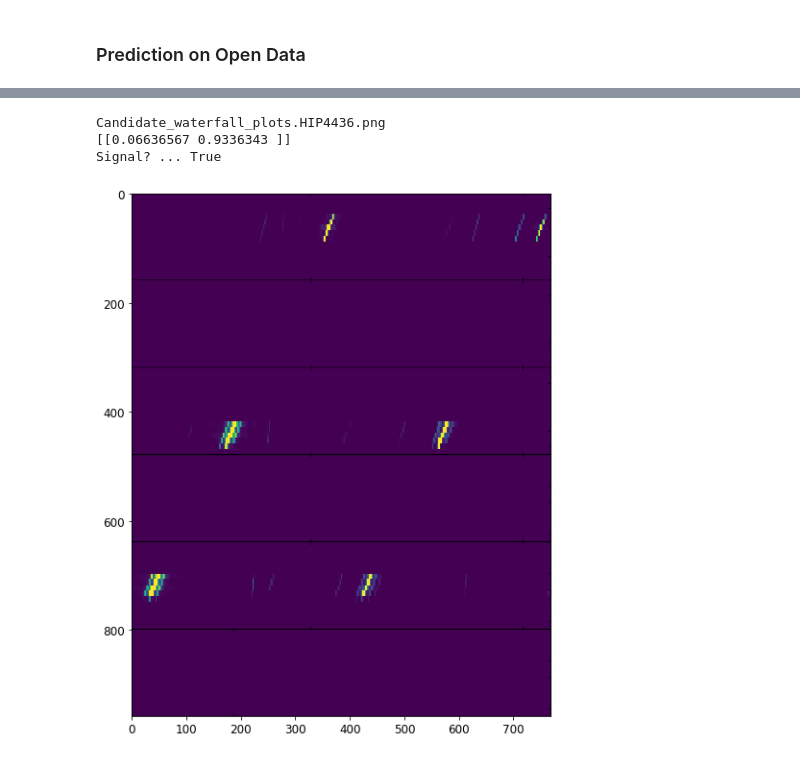
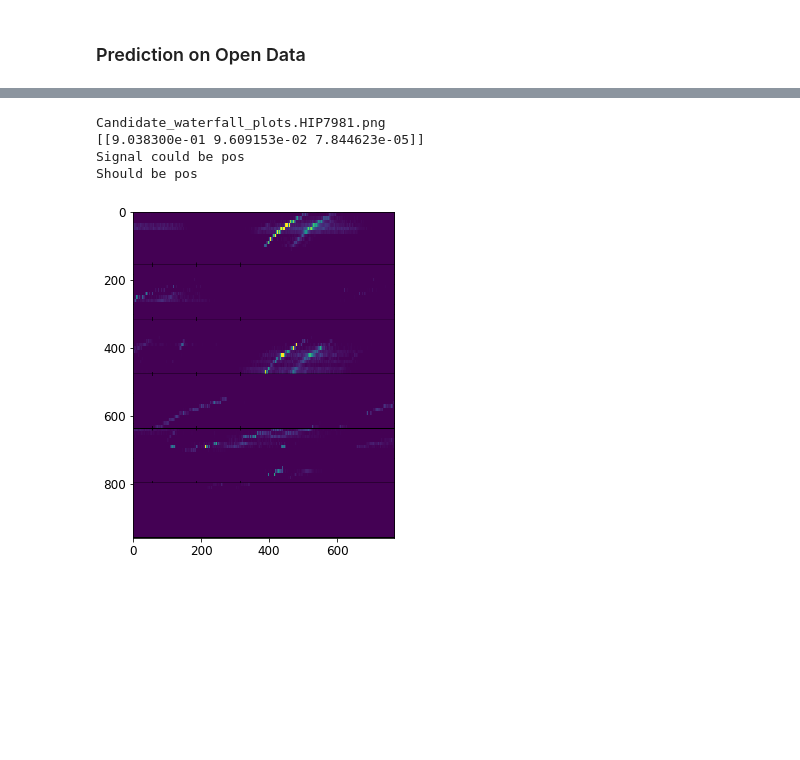
Before and after one commit to RobHarrand/SETI, a Jupyter notebook: notebooks/SETI Pipeline/3. SETI CNN model 20181210 py2 RH v001.ipynb, the cells around one changed output, grey strips where cells are left out. Saved outputs shown, nothing was run; the diff lists cells and outputs as text; code cells hidden in the pictures; blank space fills up the shorter version.

```diff
--- a/notebooks/SETI Pipeline/3. SETI CNN model 20181210 py2 RH v001.ipynb
+++ b/notebooks/SETI Pipeline/3. SETI CNN model 20181210 py2 RH v001.ipynb
@@ -206,5 +207,8 @@ model.save_weights(cnn_outputs + 'seti_weights_inc3_binary_20190130_v1.h5')
 # %% [markdown]
 ## Predict on the test set
+# %%
+model = load_model(cnn_outputs + 'seti_inc3_triple_20190204_v1.h5')
+model.load_weights(cnn_outputs + 'seti_weights_inc3_triple_20190204_v1.h5')
 # %%
 predictions = model.predict_generator(test_generator, steps = test_size, verbose = 1)
 # %% [output]
@@ -259,7 +264,7 @@ cnn_outputs = path + 'cnn_outputs/'
 #model.load_weights(cnn_outputs + 'seti_weights_inc3_binary_20190130_v1.h5')
 
 #open data inputs
-open_data = '/home/paperspace/Documents/SETI/abacad/open/'
+open_data = '/home/paperspace/Documents/SETI/abacad/open/pngs/'
 # %%
 img_dim  = 197
 open_data_files = os.listdir(open_data)
@@ -276,0 +280,2 @@ threshold = 0.75
+# %%
+pos_thresh = 0.03
@@ -475,18 +616,25 @@ Signal? ... True
 # %%
-file_choice = open_data_files[11]
+file_choice = open_data_files[13]
 
 img = image_preprocess(open_data + file_choice)
 
 print(file_choice)
 pred = model.predict(img)
 print(pred)
-print("Signal? ... " + str(pred[0][1] > threshold))
 
-fig = plt.figure(figsize=(10, 10))
+if pred[0][1] >= pos_thresh:
+    print('Signal could be pos')
+else:
+    print('Looks neg')
+
+print("Should be pos")
+
+fig = plt.figure(figsize=(6, 6))
 plt.imshow(Image.open(open_data + file_choice))
 plt.show()
 # %% [output]
-Candidate_waterfall_plots.HIP4436.png
-[[0.06636567 0.9336343 ]]
-Signal? ... True
+Candidate_waterfall_plots.HIP7981.png
+[[9.038300e-01 9.609153e-02 7.844623e-05]]
+Signal could be pos
+Should be pos
-[figure, old version]
+[figure, new version]
```
Also changed, not shown: parts of 29 cells of this notebook.
